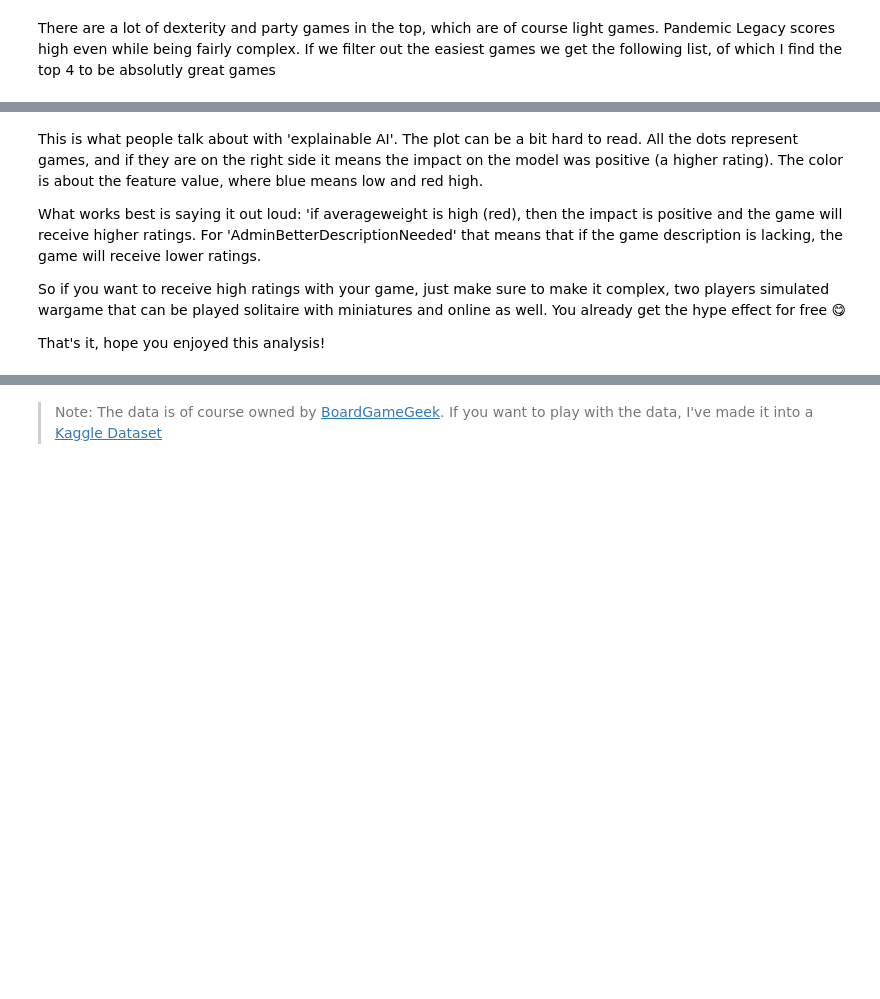
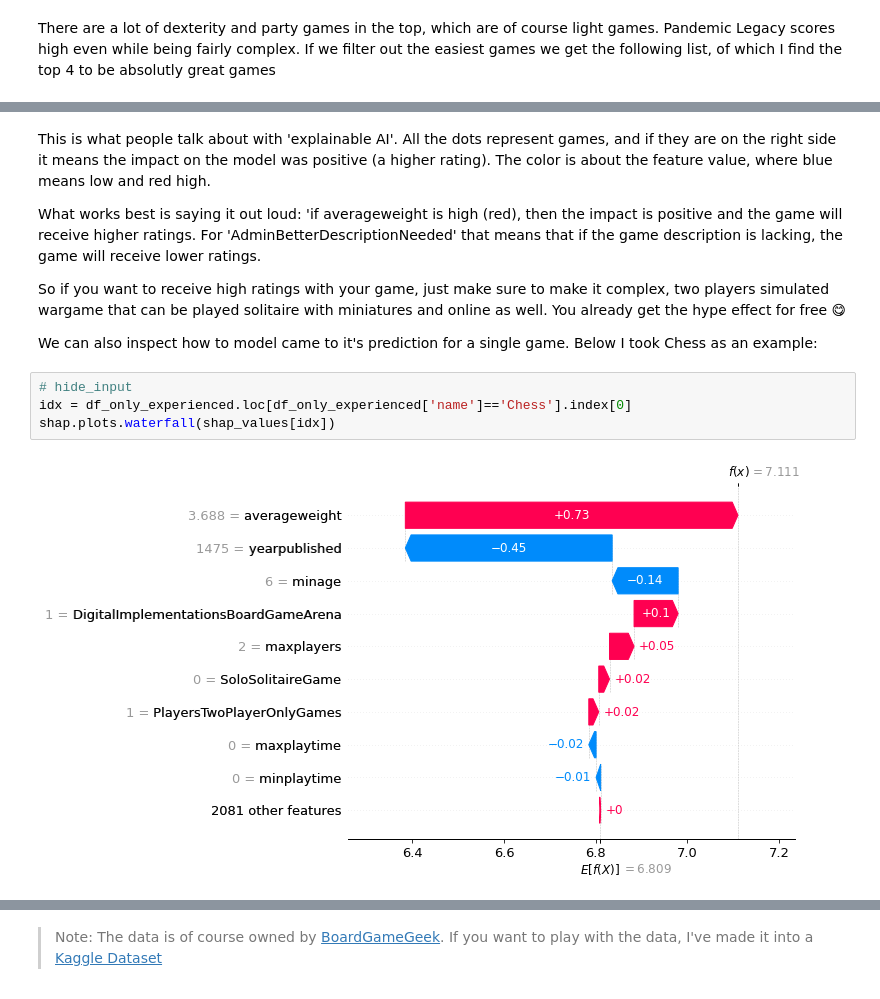
Before and after one commit to jvanelteren/blog_archived, a Jupyter notebook: _notebooks/2022-01-19-boardgames.ipynb, the cells around one changed output, grey strips where cells are left out. Cells and saved outputs as stored; diff of their text form; blank space fills up the shorter version.

```diff
--- a/_notebooks/2022-01-19-boardgames.ipynb
+++ b/_notebooks/2022-01-19-boardgames.ipynb
@@ -639,8 +637,14 @@ shap.plots.beeswarm(shap_values, 13)
 # %% [markdown]
-This is what people talk about with 'explainable AI'. The plot can be a bit hard to read. All the dots represent games, and if they are on the right side it means the impact on the model was positive (a higher rating). The color is about the feature value, where blue means low and red high.
+This is what people talk about with 'explainable AI'. All the dots represent games, and if they are on the right side it means the impact on the model was positive (a higher rating). The color is about the feature value, where blue means low and red high.
 
 What works best is saying it out loud: 'if averageweight is high (red), then the impact is positive and the game will receive higher ratings. For 'AdminBetterDescriptionNeeded' that means that if the game description is lacking, the game will receive lower ratings.
 
 So if you want to receive high ratings with your game, just make sure to make it complex, two players simulated wargame that can be played solitaire with miniatures and online as well. You already get the hype effect for free 😋
 
-That's it, hope you enjoyed this analysis!
+We can also inspect how to model came to it's prediction for a single game. Below I took Chess as an example:
+# %%
+# hide_input
+idx = df_only_experienced.loc[df_only_experienced['name']=='Chess'].index[0]
+shap.plots.waterfall(shap_values[idx])
+# %% [output]
+[figure, added]
```
Also changed, not shown: parts of 20 cells of this notebook, 2 other files.
